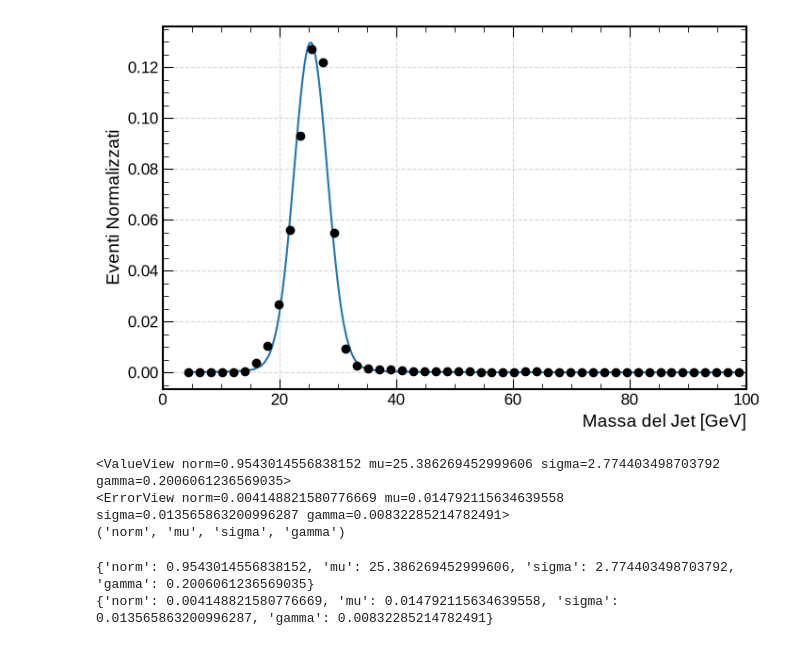
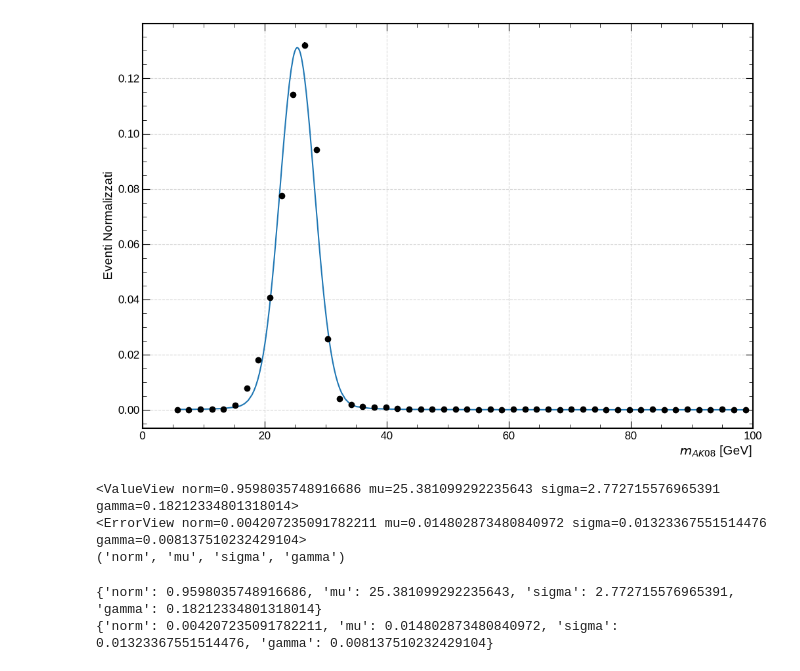
Before and after one commit to riccardocanterini-cyber/Tesi, a Jupyter notebook: Fit_Monofunzione/Fit_Dati_Filtrati_25.ipynb, the cells around one changed output. Drawn from its saved outputs; the diff is of its cells as text; code cells hidden in the pictures.

```diff
--- a/Fit_Monofunzione/Fit_Dati_Filtrati_25.ipynb
+++ b/Fit_Monofunzione/Fit_Dati_Filtrati_25.ipynb
@@ -1,9 +1,10 @@
 # %%
 import numpy as np
 import matplotlib.pyplot as plt
-from Utilities import extractor
+from Utilities import extractor, extract_and_filter_mass
 import uproot
 import awkward as ak
+
 
 x_MH25=extractor("/home/riccardo/Tesi/Cartella_Analisi_Dati/Dati/Tprime_tAq_1800_MH25_LH_2017.root", "Events")
 
@@ -11,11 +12,12 @@ x_MH25=extractor("/home/riccardo/Tesi/Cartella_Analisi_Dati/Dati/Tprime_tAq_1800
 file=uproot.open("/home/riccardo/Tesi/Cartella_Analisi_Dati/Dati/Tprime_tAq_1800_MH25_LH_2017.root")
 tree=file["Events"]
 booleans= tree.arrays(["FatJet_isMatchedWithA"], library="ak")
+booleanas=tree.arrays(["FatJet_isMatchedWith2BHadrons"], library="ak")
 Fatjet_isMatchedWithA= booleans["FatJet_isMatchedWithA"]
-
+Fatjet_isMatchedWith2BHadrons= booleanas["FatJet_isMatchedWith2BHadrons"]
 #Filtriamo i dati
 
-mask = ak.flatten(Fatjet_isMatchedWithA) == 1
+mask = (ak.flatten(Fatjet_isMatchedWithA) == 1) & (ak.flatten(Fatjet_isMatchedWith2BHadrons) == 1)
 x_filtered = x_MH25[mask]
 # %%
 from scipy.special import voigt_profile
@@ -30,6 +32,7 @@ x_plot=list(x_filtered)
 x_plot.sort()
 
 x_easy=[x for x in x_plot if 0<x<100]
+#x_easy=extract_and_filter_mass("/home/riccardo/Tesi/Cartella_Analisi_Dati/Dati/Tprime_tAq_1800_MH25_LH_2017.root", "Events")
 
 def voigt(x, norm, mu, sigma, gamma):
     return voigt_profile(x-mu, sigma, gamma) * norm
@@ -42,42 +45,42 @@ yerr=np.sqrt(bin_counts) / (len(x_easy) * bin_width) # Errore standard per i dat
 
 ls_voigt=LeastSquares(bin_centers, bin_densities, yerr, model=voigt)
 
-m_voigt=Minuit(ls_voigt,  norm=1, mu=50, sigma=5, gamma=1)
+m_voigt=Minuit(ls_voigt,  norm=1, mu=25, sigma=5, gamma=1)
 m_voigt.limits["mu"]= (10, 40)
 m_voigt.limits["sigma"]= (0.1, 20)
 m_voigt.limits["gamma"]= (0.01, 10)
 m_voigt.migrad()
 
 plt.rcParams.update({
     'font.size': 12,
     'font.family': 'sans-serif',
     'font.sans-serif': ['Liberation Sans', 'DejaVu Sans'],
     'xtick.direction': 'in',
     'ytick.direction': 'in',
     'xtick.major.size': 8,
     'ytick.major.size': 8,
     'xtick.minor.size': 4,
     'ytick.minor.size': 4,
     'xtick.top': True,
     'ytick.right': True,
     'axes.linewidth': 1.5,
 })
 
-fix, ax= plt.subplots(figsize=(8, 5))
+fix, ax= plt.subplots(figsize=(12, 8))
 
 
 
 m_voigt.visualize()
 #plt.legend(loc= "upper right", fontsize=14, frameon=True, framealpha=0.9, title="Fit ottimizzato con Minuit")
-ax.set_xlabel("Massa del Jet [GeV]", fontsize=14, loc="right")
+ax.set_xlabel(r"$m_{AK08}$ [GeV]", fontsize=14, loc="right")
 ax.set_ylabel("Eventi Normalizzati", fontsize=14)
 ax.xaxis.set_minor_locator(AutoMinorLocator())
 ax.yaxis.set_minor_locator(AutoMinorLocator())
 ax.set_xlim(0, 100)
 ax.grid(True, linestyle='--', alpha=0.5)
 plt.savefig('/home/riccardo/Tesi/Cartella_Analisi_Dati/Immagini/Voigt_Minuit_25', bbox_inches='tight')
 # %% [output]
-[figure, old version]
+[figure, new version]
 # %%
 import pickle
 
@@ -89,8 +92,8 @@ print(m_voigt.values)
 print(m_voigt.errors)
 print(m_voigt.parameters)
 # %% [output]
-<ValueView norm=0.9543014556838152 mu=25.386269452999606 sigma=2.774403498703792 gamma=0.2006061236569035>
-<ErrorView norm=0.004148821580776669 mu=0.014792115634639558 sigma=0.013565863200996287 gamma=0.00832285214782491>
+<ValueView norm=0.9598035748916686 mu=25.381099292235643 sigma=2.772715576965391 gamma=0.18212334801318014>
+<ErrorView norm=0.004207235091782211 mu=0.014802873480840972 sigma=0.01323367551514476 gamma=0.008137510232429104>
 ('norm', 'mu', 'sigma', 'gamma')
 # %%
 fit_MH25_values={}
@@ -138,5 +141,5 @@ errors["MH25_errors"]=fit_MH25_errors
 with open("fit_errors.json", "w") as h:
     json.dump(errors, h, indent=1)
 # %% [output]
-{'norm': 0.9543014556838152, 'mu': 25.386269452999606, 'sigma': 2.774403498703792, 'gamma': 0.2006061236569035}
-{'norm': 0.004148821580776669, 'mu': 0.014792115634639558, 'sigma': 0.013565863200996287, 'gamma': 0.00832285214782491}
+{'norm': 0.9598035748916686, 'mu': 25.381099292235643, 'sigma': 2.772715576965391, 'gamma': 0.18212334801318014}
+{'norm': 0.004207235091782211, 'mu': 0.014802873480840972, 'sigma': 0.01323367551514476, 'gamma': 0.008137510232429104}
```
Also changed, not shown: parts of 4 cells of this notebook, 28 other files.
